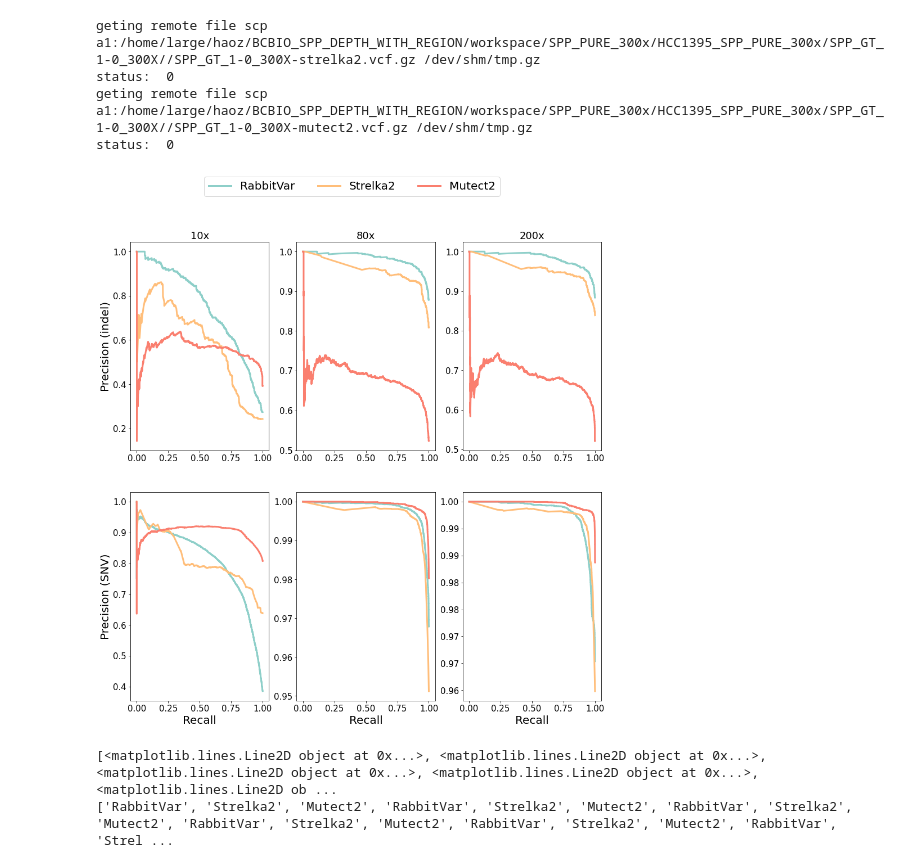
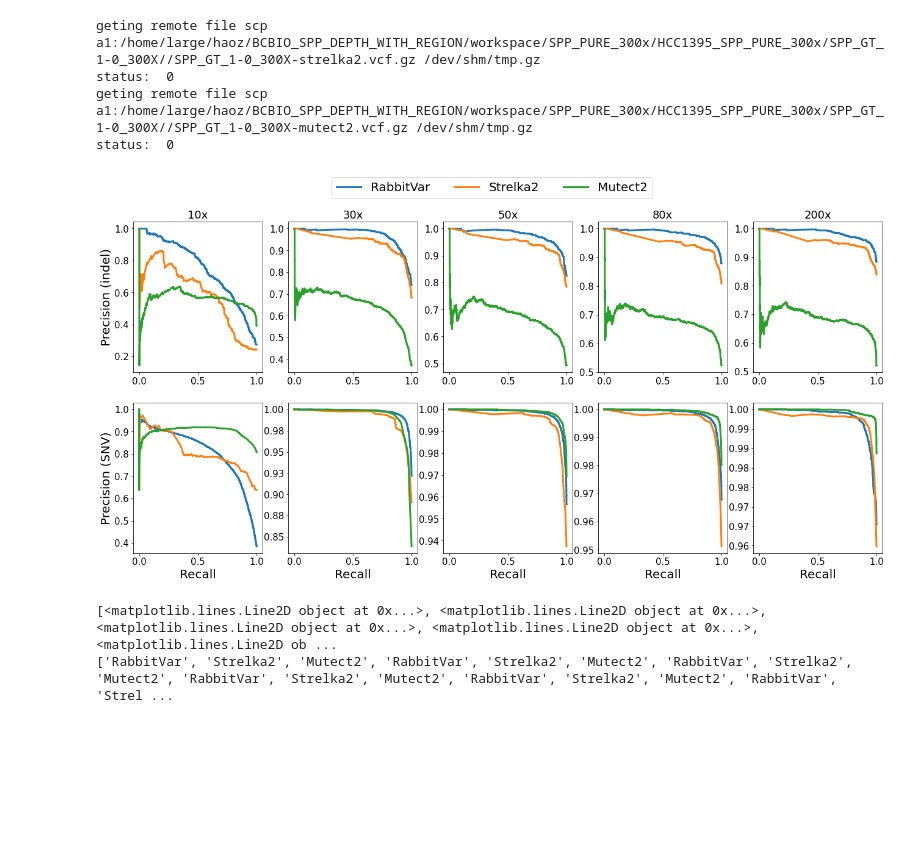
Before and after one commit to LeiHaoa/RabbitVar, a Jupyter notebook: RandomForest/Paper/ROC_curve.ipynb, the cells around one changed output. Saved outputs shown, nothing was run; the diff lists cells and outputs as text; code cells hidden in the pictures; blank space fills up the shorter version.

```diff
--- a/RandomForest/Paper/ROC_curve.ipynb
+++ b/RandomForest/Paper/ROC_curve.ipynb
@@ -535,46 +536,63 @@ status:  0
 # %%
 #--------plt an merged data
 
-fig, ([ax11, ax12, ax13], [ax21, ax22, ax23]) = plt.subplots(2, 3, figsize=(15, 15))
+fig, ([ax11, ax12, ax13, ax14, ax15], [ax21, ax22, ax23, ax24, ax25]) = plt.subplots(2, 5, figsize=(22, 10))
 def ax_plot_prec_recall_curve(ax, DATA, truth_vars):
   for index, label in enumerate(['RabbitVar', 'Strelka2', 'Mutect2']):
     tmp = DATA[index]
     data = pd.DataFrame()
     data['site'] = tmp.keys()
     data['pred'] = tmp.values()
     data['truth'] = data.apply(rabv_get_label, axis = 1, args = (truth_vars,))
     precision, recall, thresholds = precision_recall_curve(data['truth'], data['pred'])
-    ax.plot(recall, precision, label = label, color = g_color_map[label], linewidth = 3)
+    #ax.plot(recall, precision, label = label, color = g_color_map[label], linewidth = 3)
+    ax.plot(recall, precision, label = label, linewidth = 3)
     if g_add_legend:
       plt.legend()
 ax11.set_ylabel("Precision (indel)")
 ax11.set_title('10x', fontsize = 18)
 ax_plot_prec_recall_curve(ax11, ROC_DATA_INDEL['10x'], truth_vars_indel)
-ax12.set_title('80x', fontsize = 18)
-ax_plot_prec_recall_curve(ax12, ROC_DATA_INDEL['80x'], truth_vars_indel)
-ax13.set_title('200x', fontsize = 18)
-ax_plot_prec_recall_curve(ax13, ROC_DATA_INDEL['200x'], truth_vars_indel)
+ax12.set_title('30x', fontsize = 18)
+ax_plot_prec_recall_curve(ax12, ROC_DATA_INDEL['30x'], truth_vars_indel)
+ax13.set_title('50x', fontsize = 18)
+ax_plot_prec_recall_curve(ax13, ROC_DATA_INDEL['50x'], truth_vars_indel)
+ax14.set_title('80x', fontsize = 18)
+ax_plot_prec_recall_curve(ax14, ROC_DATA_INDEL['80x'], truth_vars_indel)
+ax15.set_title('200x', fontsize = 18)
+ax_plot_prec_recall_curve(ax15, ROC_DATA_INDEL['200x'], truth_vars_indel)
+
 ax21.set_ylabel("Precision (SNV)")
 ax21.set_xlabel("Recall")
 ax_plot_prec_recall_curve(ax21, ROC_DATA_SNV['10x'], truth_vars_snv)
+import matplotlib.ticker as mtike
+ax22.yaxis.set_major_formatter(mtike.FormatStrFormatter('%.2f'))
 ax22.set_xlabel("Recall")
-ax_plot_prec_recall_curve(ax22, ROC_DATA_SNV['80x'], truth_vars_snv)
+ax_plot_prec_recall_curve(ax22, ROC_DATA_SNV['30x'], truth_vars_snv)
 
-import matplotlib.ticker as mtike
-ax23.yaxis.set_major_formatter(mtike.FormatStrFormatter('%.2f'))
+
 ax23.set_xlabel("Recall")
-ax_plot_prec_recall_curve(ax23, ROC_DATA_SNV['200x'], truth_vars_snv)
+ax_plot_prec_recall_curve(ax23, ROC_DATA_SNV['50x'], truth_vars_snv)
+
+ax24.set_xlabel("Recall")
+ax25.yaxis.set_major_formatter(mtike.FormatStrFormatter('%.2f'))
+ax_plot_prec_recall_curve(ax24, ROC_DATA_SNV['80x'], truth_vars_snv)
+
+
+ax25.yaxis.set_major_formatter(mtike.FormatStrFormatter('%.2f'))
+ax25.set_xlabel("Recall")
+ax_plot_prec_recall_curve(ax25, ROC_DATA_SNV['200x'], truth_vars_snv)
 
 
 lines_labels = [ax.get_legend_handles_labels() for ax in fig.axes]
 lines, labels = [sum(lol, []) for lol in zip(*lines_labels)]
 
 # Finally, we invoke the legend (that you probably would like to customize...)
 
 fig.legend(lines[:3], labels[:3], fontsize=20,  loc = 'upper center', ncol=3)
+#plt.show()
 plt.savefig('diff_depth_roc_combine.pdf', format='PDF')
 # %% [output]
-[figure, old version]
+[figure, new version]
 # %%
 lines_labels = [ax.get_legend_handles_labels() for ax in fig.axes]
 lines, labels = [sum(lol, []) for lol in zip(*lines_labels)]
```
Also changed, not shown: parts of 5 cells of this notebook, 6 other files.
